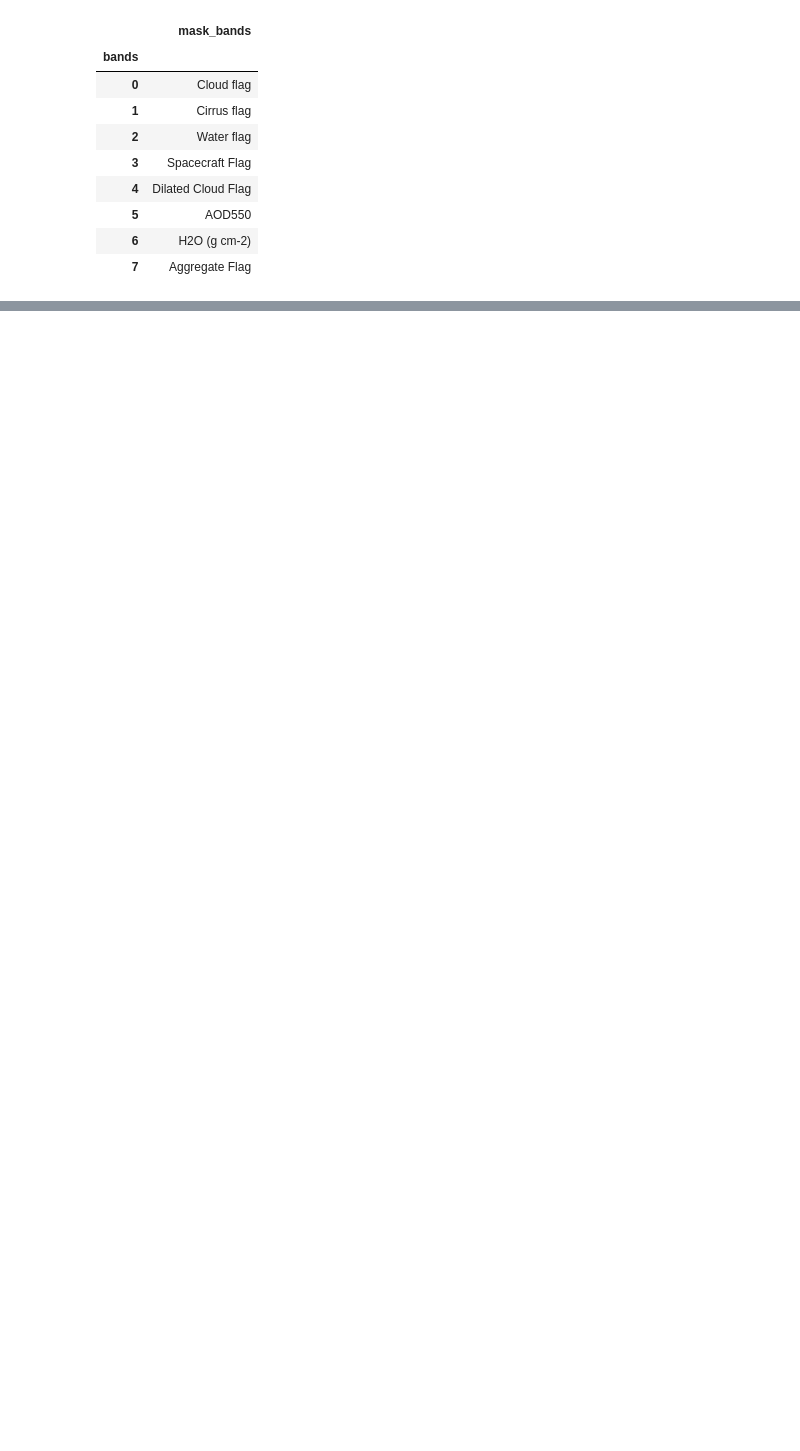
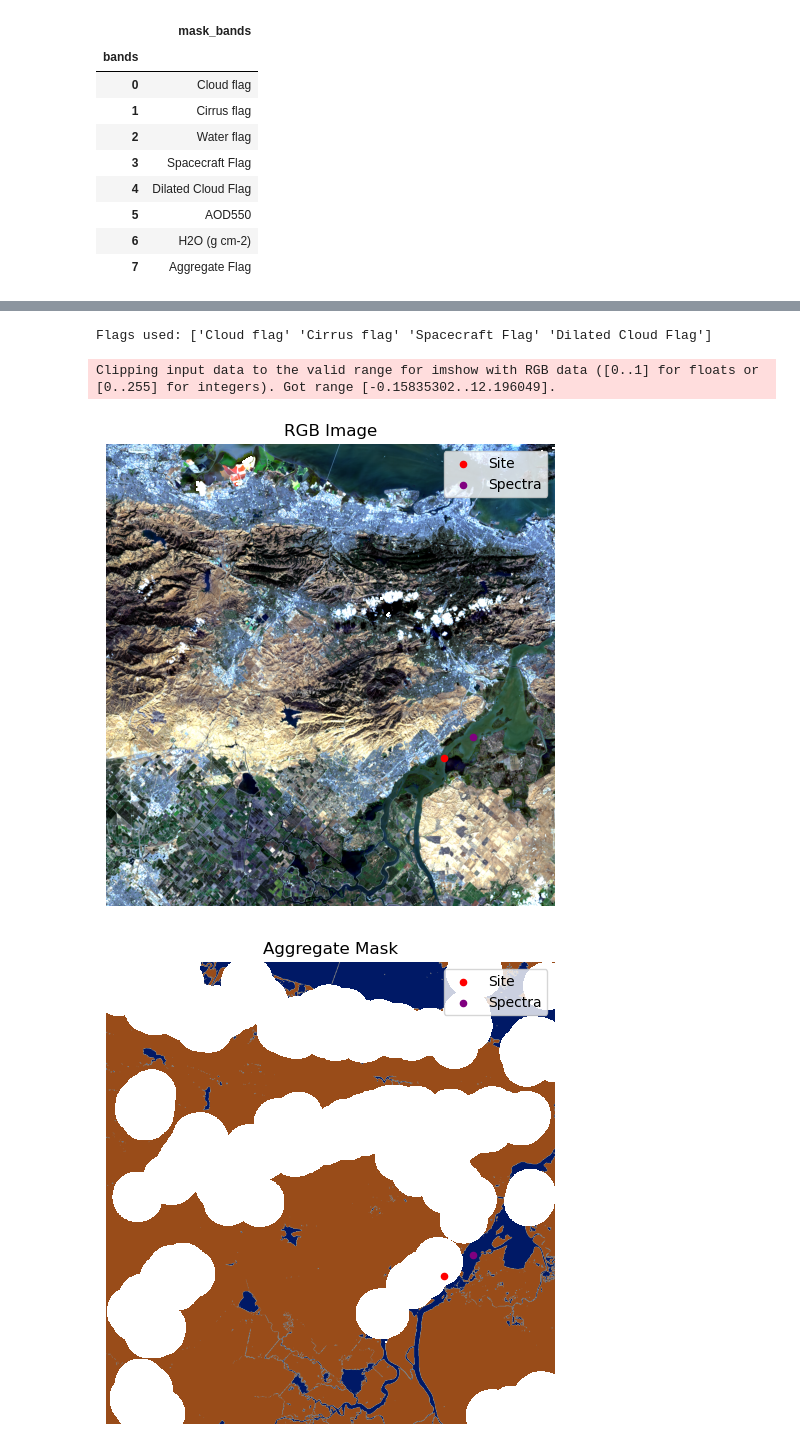
Before and after one commit to carlwgoodwin/usgs-retrieval, a Jupyter notebook: spectra_analysis.ipynb, the cells around one changed output, grey strips where cells are left out. Cells and saved outputs as stored; diff of their text form; code cells hidden in the pictures; blank space fills up the shorter version.

```diff
--- a/spectra_analysis.ipynb
+++ b/spectra_analysis.ipynb
@@ -20,10 +89,7 @@ earthaccess.login(persist=True)
 # %%
-fp = 'data/EMIT_L2A_RFL_001_20220810T174213_2222212_001.nc'
-fp_mask = 'data/EMIT_L2A_MASK_001_20220810T174213_2222212_001.nc'
+fp = '../granules/EMIT_L2A_RFL_001_20230926T223356_2326915_002.nc'
+fp_mask = '../granules/EMIT_L2A_MASK_001_20230926T223356_2326915_002.nc'
 # %%
-
-fp = 'data/EMIT_L2A_RFL_001_20220810T174213_2222212_001.nc'
-fp_mask = 'data/EMIT_L2A_MASK_001_20220810T174213_2222212_001.nc'
 
 mask_parameters_ds = xr.open_dataset(fp_mask,engine = 'h5netcdf', group='sensor_band_parameters')
 mask_key = mask_parameters_ds['mask_bands'].to_dataframe()
@@ -75,0 +108,63 @@ plt.show()
+# %%
+from matplotlib import pyplot as plt
+import matplotlib.gridspec as gridspec
+from scipy.spatial import cKDTree
+
+ds = emit_tools.emit_xarray(fp, ortho = False)
+mask_ds = emit_tools.emit_xarray(fp_mask, ortho=False)
+
+noise_flags = [0, 1, 3, 4]
+noise_mask = emit_tools.quality_mask(fp_mask, noise_flags)
+water_mask = (mask_ds['mask'].values[...,2])
+agg_mask = np.where(noise_mask == 1, np.nan, water_mask)
+
+colors = [(0.6, 0.3, 0.1),  # dark
+          (0.5, 0.5, 0.5),  # gray
+          (0.0, 0.1, 0.4)]  # brown
+custom_cmap = LinearSegmentedColormap.from_list('custom_cmap', colors, N=256)
+
+lats = ds['lat'].values
+lons = ds['lon'].values
+
+site_lat = 38.04953056
+site_lon = -121.88755
+site_dist = np.sqrt((lats - site_lat)**2 + (lons - site_lon)**2)
+site_idx = np.unravel_index(np.argmin(site_dist), site_dist.shape)
+
+spec_lat = 38.06382
+spec_lon = -121.95996
+spec_dist = np.sqrt((lats - spec_lat)**2 + (lons - spec_lon)**2)
+spec_idx = np.unravel_index(np.argmin(spec_dist), spec_dist.shape)
+
+
+
+rgb_inds = np.array([np.nanargmin(abs(ds['wavelengths'].values - x)) for x in [650, 560, 470]])
+rgb = ds['reflectance'].values[:,:,rgb_inds] # subset RGB
+rgb[rgb < 0] = np.nan
+rgb -= np.nanpercentile(rgb,2,axis=(0,1))[np.newaxis,np.newaxis,:] # scale from 2-95 %
+rgb /= np.nanpercentile(rgb,95,axis=(0,1))[np.newaxis,np.newaxis,:]
+
+# Plot the RGB image
+plt.figure(figsize=(10, 6))
+plt.imshow(rgb)
+plt.scatter(site_idx[1], site_idx[0], color='red', label='Site', s=20)
+plt.scatter(spec_idx[1], spec_idx[0], color='purple', label='Spectra', s=20)
+plt.axis('off')
+plt.title('RGB Image')
+plt.legend()
+
+# Plot the Custom Water Mask
+plt.figure(figsize=(10, 6))
+plt.imshow(agg_mask, cmap=custom_cmap)
+plt.scatter(site_idx[1], site_idx[0], color='red', label='Site', s=20)
+plt.scatter(spec_idx[1], spec_idx[0], color='purple', label='Spectra', s=20)
+plt.axis('off')
+plt.title('Aggregate Mask')
+plt.legend()
+
+plt.show()
+# %% [output]
+Flags used: ['Cloud flag' 'Cirrus flag' 'Spacecraft Flag' 'Dilated Cloud Flag']
+Clipping input data to the valid range for imshow with RGB data ([0..1] for floats or [0..255] for integers). Got range [-0.15835302..12.196049].
+[figure, added]
+[figure, added]
```
Also changed, not shown: parts of 6 cells of this notebook, 15 other files.
